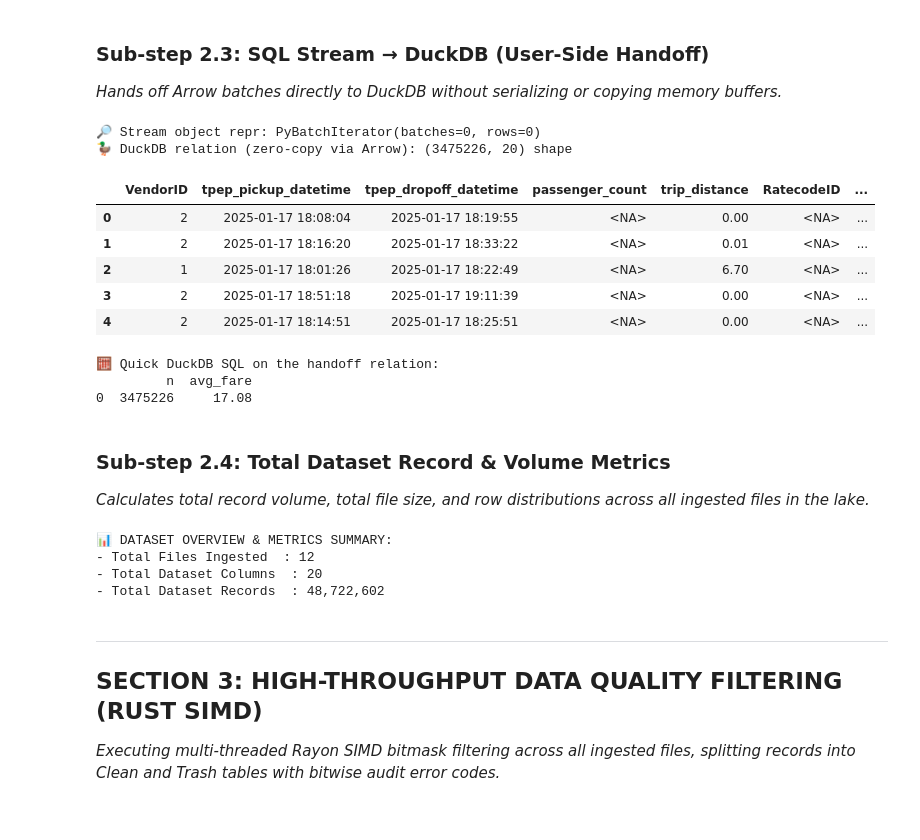
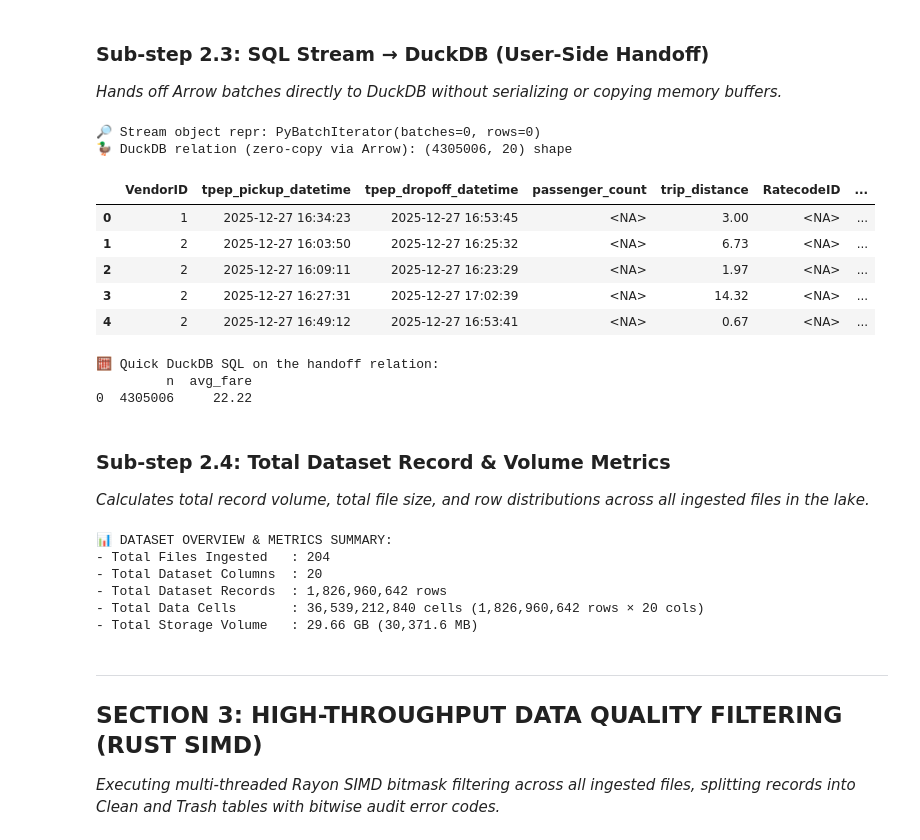
Before and after one commit to VanDung-dev/basaltic-red, a Jupyter notebook: demo.ipynb, the cells around one changed output. Saved outputs shown, nothing was run; the diff lists cells and outputs as text; code cells hidden in the pictures.

```diff
--- a/demo.ipynb
+++ b/demo.ipynb
@@ -290,52 +386,69 @@ print("✅ Helper function 'run_sql' defined.")
 # %%
 import duckdb
 
 # Stream introspection: Jupyter-friendly repr without consuming the stream
 stream = br.sql.execute_sql_stream(f"SELECT * FROM '{sample_file}'")
 print("🔎 Stream object repr:", repr(stream))
 
 # Materialize stream to pyarrow Table, then hand off to DuckDB (its own API)
-duckdb_rel = duckdb.from_arrow(stream.to_pyarrow())
+arrow_tab = stream.to_pyarrow()
+duckdb_rel = duckdb.from_arrow(arrow_tab)
 print(f"🦆 DuckDB relation (zero-copy via Arrow): {duckdb_rel.df().shape} shape")
 display(duckdb_rel.df().head(5))
 
+# Dynamically detect fare column name (modern 'fare_amount' vs legacy 'Fare_Amt')
+col_names = arrow_tab.column_names
+fare_col = "fare_amount" if "fare_amount" in col_names else ("Fare_Amt" if "Fare_Amt" in col_names else col_names[-1])
+
 # Query the relation directly in DuckDB
 print("🧮 Quick DuckDB SQL on the handoff relation:")
-print(duckdb_rel.aggregate("COUNT(*) AS n, ROUND(AVG(fare_amount), 2) AS avg_fare").df())
+print(duckdb_rel.aggregate(f"COUNT(*) AS n, ROUND(AVG({fare_col}), 2) AS avg_fare").df())
 # %% [output]
 🔎 Stream object repr: PyBatchIterator(batches=0, rows=0)
-🦆 DuckDB relation (zero-copy via Arrow): (3475226, 20) shape
+🦆 DuckDB relation (zero-copy via Arrow): (4305006, 20) shape
 |  | VendorID | tpep_pickup_datetime | tpep_dropoff_datetime | passenger_count | trip_distance | RatecodeID | ... |
-| 0 | 2 | 2025-01-17 18:08:04 | 2025-01-17 18:19:55 | <NA> | 0.00 | <NA> | ... |
-| 1 | 2 | 2025-01-17 18:16:20 | 2025-01-17 18:33:22 | <NA> | 0.01 | <NA> | ... |
-| 2 | 1 | 2025-01-17 18:01:26 | 2025-01-17 18:22:49 | <NA> | 6.70 | <NA> | ... |
-| 3 | 2 | 2025-01-17 18:51:18 | 2025-01-17 19:11:39 | <NA> | 0.00 | <NA> | ... |
-| 4 | 2 | 2025-01-17 18:14:51 | 2025-01-17 18:25:51 | <NA> | 0.00 | <NA> | ... |
+| 0 | 1 | 2025-12-27 16:34:23 | 2025-12-27 16:53:45 | <NA> | 3.00 | <NA> | ... |
+| 1 | 2 | 2025-12-27 16:03:50 | 2025-12-27 16:25:32 | <NA> | 6.73 | <NA> | ... |
+| 2 | 2 | 2025-12-27 16:09:11 | 2025-12-27 16:23:29 | <NA> | 1.97 | <NA> | ... |
+| 3 | 2 | 2025-12-27 16:27:31 | 2025-12-27 17:02:39 | <NA> | 14.32 | <NA> | ... |
+| 4 | 2 | 2025-12-27 16:49:12 | 2025-12-27 16:53:41 | <NA> | 0.67 | <NA> | ... |
 🧮 Quick DuckDB SQL on the handoff relation:
          n  avg_fare
-0  3475226     17.08
+0  4305006     22.22
 # %% [markdown]
 ### Sub-step 2.4: Total Dataset Record & Volume Metrics
 
 *Calculates total record volume, total file size, and row distributions across all ingested files in the lake.*
 # %%
-# Calculate total dataset volume metrics using helper functions
+# Calculate total dataset volume metrics at high speed via Parquet metadata
 matching_files = get_dataset_files()
 
 total_row_count = 0
+total_bytes = 0
 for file_path in matching_files:
-    cnt_df = run_sql(f"SELECT COUNT(*) as total_rows FROM '{file_path}'")
-    total_row_count += cnt_df["total_rows"][0]
+    try:
+        total_row_count += pq.read_metadata(file_path).num_rows
+    except Exception:
+        cnt_df: pl.DataFrame = run_sql(f"SELECT COUNT(*) as total_rows FROM '{file_path}'")
+        total_row_count += int(cnt_df.item(0, "total_rows"))
+    total_bytes += os.path.getsize(file_path)
+
+total_columns = sample_table.num_columns
+total_cells = total_row_count * total_columns
 
 print("📊 DATASET OVERVIEW & METRICS SUMMARY:")
-print(f"- Total Files Ingested  : {len(matching_files)}")
-print(f"- Total Dataset Columns  : {sample_df.width}")
-print(f"- Total Dataset Records  : {total_row_count:,}")
+print(f"- Total Files Ingested   : {len(matching_files)}")
+print(f"- Total Dataset Columns  : {total_columns}")
+print(f"- Total Dataset Records  : {total_row_count:,} rows")
+print(f"- Total Data Cells       : {total_cells:,} cells ({total_row_count:,} rows × {total_columns} cols)")
+print(f"- Total Storage Volume   : {total_bytes / (1024**3):.2f} GB ({total_bytes / (1024**2):,.1f} MB)")
 # %% [output]
 📊 DATASET OVERVIEW & METRICS SUMMARY:
-- Total Files Ingested  : 12
+- Total Files Ingested   : 204
 - Total Dataset Columns  : 20
-- Total Dataset Records  : 48,722,602
+- Total Dataset Records  : 1,826,960,642 rows
+- Total Data Cells       : 36,539,212,840 cells (1,826,960,642 rows × 20 cols)
+- Total Storage Volume   : 29.66 GB (30,371.6 MB)
 # %% [markdown]
 ---
 ## SECTION 3: HIGH-THROUGHPUT DATA QUALITY FILTERING (RUST SIMD)
```
Also changed, not shown: parts of 22 cells of this notebook.
